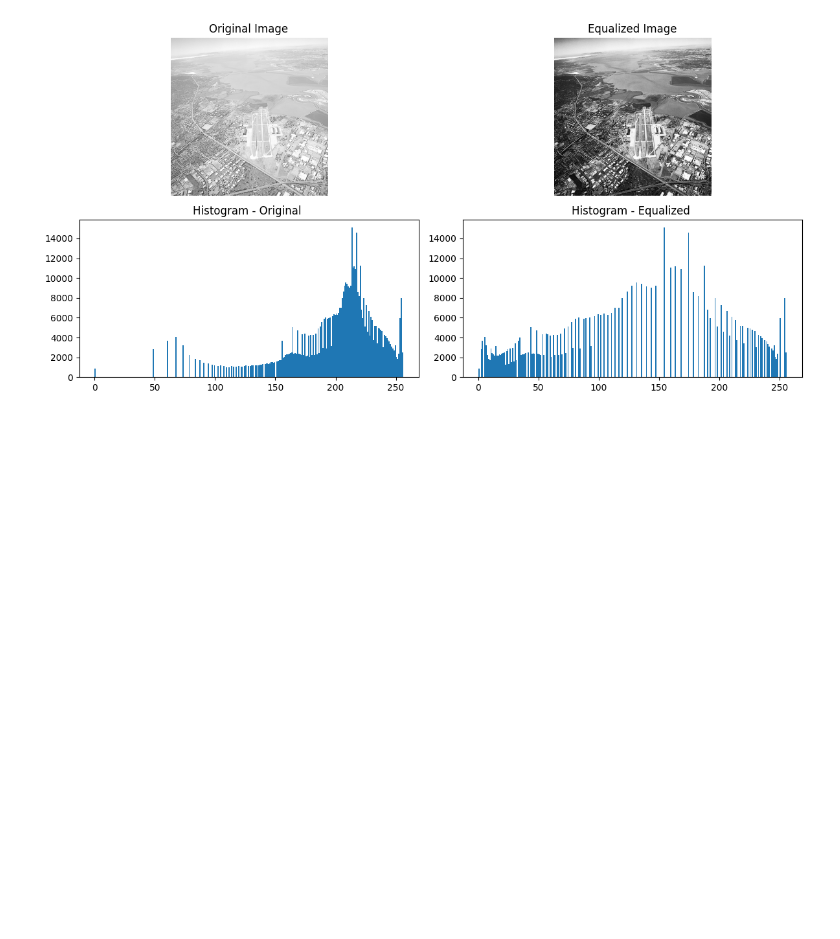
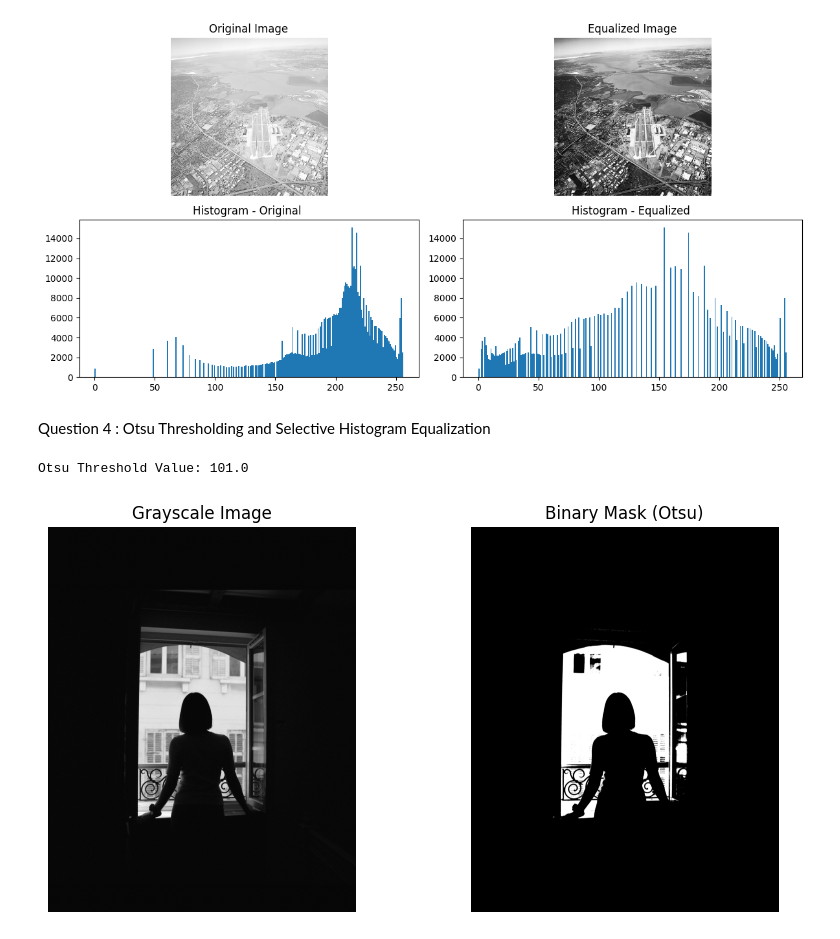
Before and after one commit to Geethmi98/computer_vision_asssignment01, a Jupyter notebook: assignment.ipynb, the cells around one changed output. Cells and saved outputs as stored; diff of their text form; code cells hidden in the pictures; blank space fills up the shorter version.

Commit message:
#Question 4 and 5

```diff
--- a/assignment.ipynb
+++ b/assignment.ipynb
@@ -177,3 +179,37 @@ plt.tight_layout()
 plt.show()
 # %% [output]
 [figure]
+# %% [markdown]
+Question 4 : Otsu Thresholding and Selective Histogram Equalization
+# %%
+# Load image
+img_path = "images/fig_3.jpg"
+img = cv.imread(img_path)
+
+# Convert to grayscale
+gray = cv.cvtColor(img, cv.COLOR_BGR2GRAY)
+
+# Apply Otsu thresholding
+threshold_value, binary_mask = cv.threshold(
+    gray, 0, 255, cv.THRESH_BINARY + cv.THRESH_OTSU
+)
+
+print("Otsu Threshold Value:", threshold_value)
+
+# Display results
+plt.figure(figsize=(10,5))
+
+plt.subplot(1,2,1)
+plt.imshow(gray, cmap='gray')
+plt.title("Grayscale Image")
+plt.axis('off')
+
+plt.subplot(1,2,2)
+plt.imshow(binary_mask, cmap='gray')
+plt.title("Binary Mask (Otsu)")
+plt.axis('off')
+
+plt.show()
+# %% [output]
+Otsu Threshold Value: 101.0
+[figure, added]
```
Also changed, not shown: parts of 5 cells of this notebook, 1 other file.
